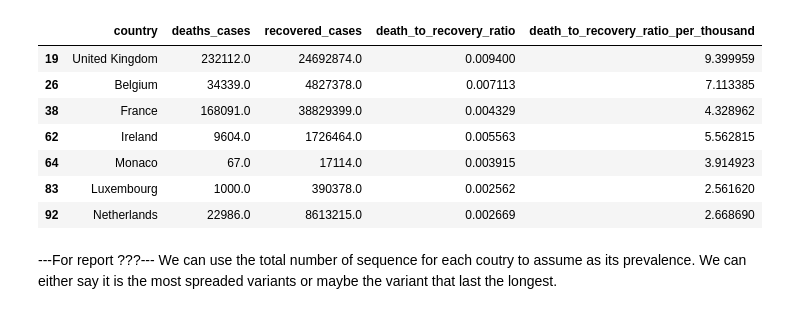
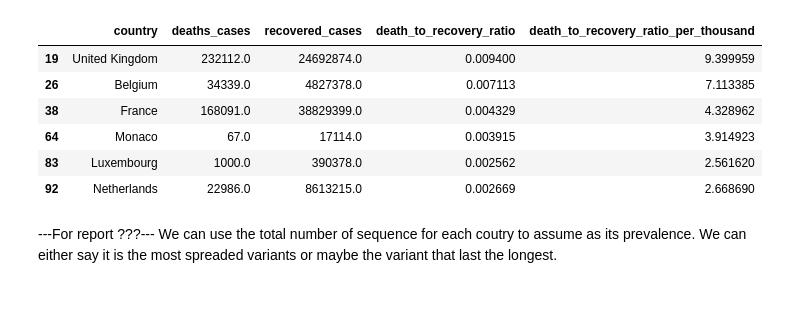
Before and after one commit to tangnatta/AUT461-Miniproject-2025, a Jupyter notebook: 2_2.ipynb, the cells around one changed output. Saved outputs shown, nothing was run; the diff lists cells and outputs as text; code cells hidden in the pictures.

```diff
--- a/2_2.ipynb
+++ b/2_2.ipynb
@@ -47,15 +49,14 @@ plt.show()
 # %%
 # Calculate death to recovery ratio for each of the 7 countries
-death_recovery = comprehensive_data[comprehensive_data['country'].isin(countries)][['country', 'deaths_cases', 'recovered_cases']].copy()
+death_recovery = comprehensive_data[['country', 'deaths_cases', 'recovered_cases']].copy()
 death_recovery['death_to_recovery_ratio'] = death_recovery['deaths_cases'] / death_recovery['recovered_cases']
 death_recovery['death_to_recovery_ratio_per_thousand'] = death_recovery['death_to_recovery_ratio'] * 1000 #deaths per thousand recoveries
-death_recovery
+death_recovery[death_recovery['country'].isin(countries)]
 # %% [output]
 |  | country | deaths_cases | recovered_cases | death_to_recovery_ratio | death_to_recovery_ratio_per_thousand |
 | 19 | United Kingdom | 232112.0 | 24692874.0 | 0.009400 | 9.399959 |
 | 26 | Belgium | 34339.0 | 4827378.0 | 0.007113 | 7.113385 |
 | 38 | France | 168091.0 | 38829399.0 | 0.004329 | 4.328962 |
-| 62 | Ireland | 9604.0 | 1726464.0 | 0.005563 | 5.562815 |
 | 64 | Monaco | 67.0 | 17114.0 | 0.003915 | 3.914923 |
 | 83 | Luxembourg | 1000.0 | 390378.0 | 0.002562 | 2.561620 |
 | 92 | Netherlands | 22986.0 | 8613215.0 | 0.002669 | 2.668690 |
```
Also changed, not shown: parts of 9 cells of this notebook.
